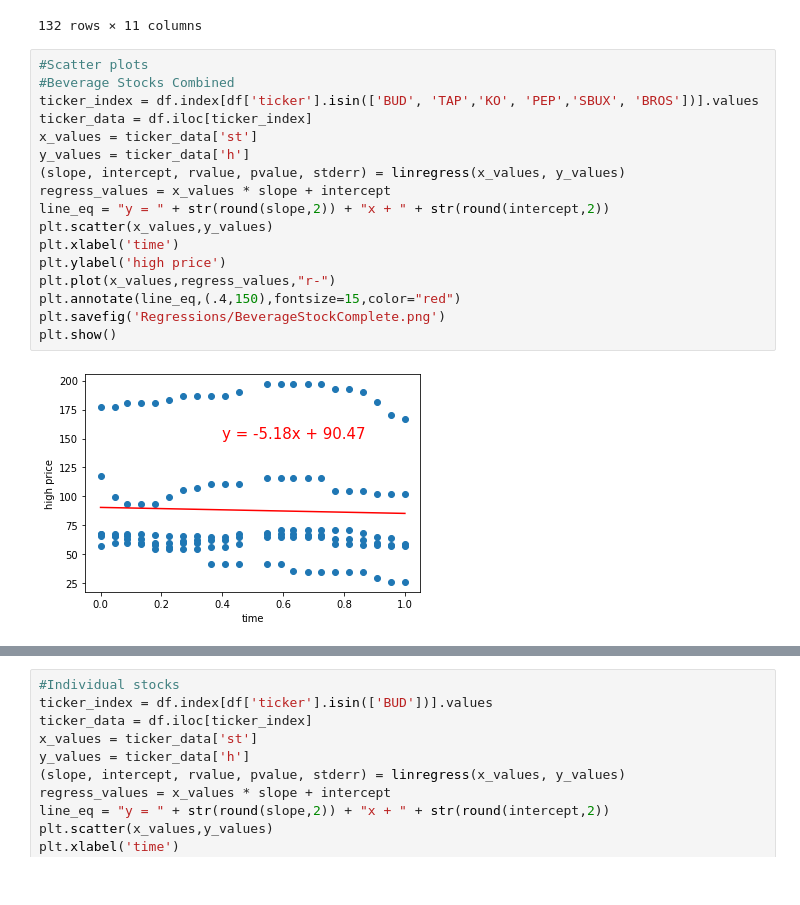
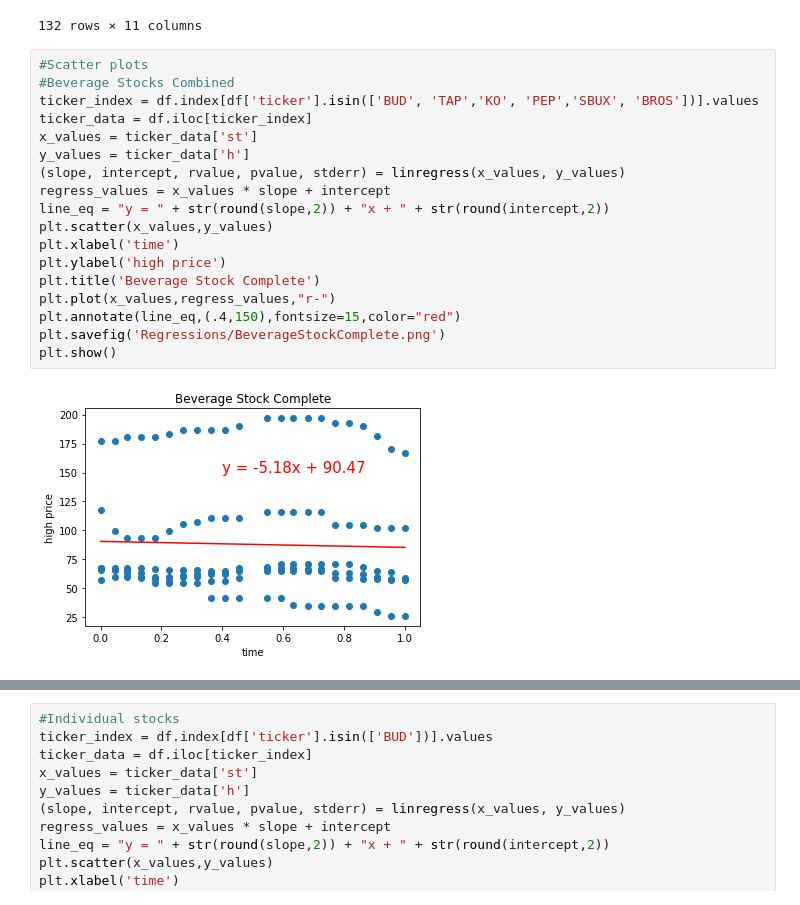
Before and after one commit to DKAce330/Project-1, a Jupyter notebook: Statistics.ipynb, the cells around one changed output, grey strips where cells are left out. Drawn from its saved outputs; the diff is of its cells as text.

Commit message:
Update, titles on graphs

```diff
--- a/Statistics.ipynb
+++ b/Statistics.ipynb
@@ -244,22 +244,23 @@ df
 # %%
 #Scatter plots
 #Beverage Stocks Combined
 ticker_index = df.index[df['ticker'].isin(['BUD', 'TAP','KO', 'PEP','SBUX', 'BROS'])].values
 ticker_data = df.iloc[ticker_index]
 x_values = ticker_data['st']
 y_values = ticker_data['h']
 (slope, intercept, rvalue, pvalue, stderr) = linregress(x_values, y_values)
 regress_values = x_values * slope + intercept
 line_eq = "y = " + str(round(slope,2)) + "x + " + str(round(intercept,2))
 plt.scatter(x_values,y_values)
 plt.xlabel('time')
 plt.ylabel('high price')
+plt.title('Beverage Stock Complete')
 plt.plot(x_values,regress_values,"r-")
 plt.annotate(line_eq,(.4,150),fontsize=15,color="red")
 plt.savefig('Regressions/BeverageStockComplete.png')
 plt.show()
 # %% [output]
-[figure, old version]
+[figure, new version]
 # %%
 #Beer stocks
 ticker_index = df.index[df['ticker'].isin(['BUD', 'TAP'])].values
```
Also changed, not shown: parts of 3 cells of this notebook, 11 other files.
